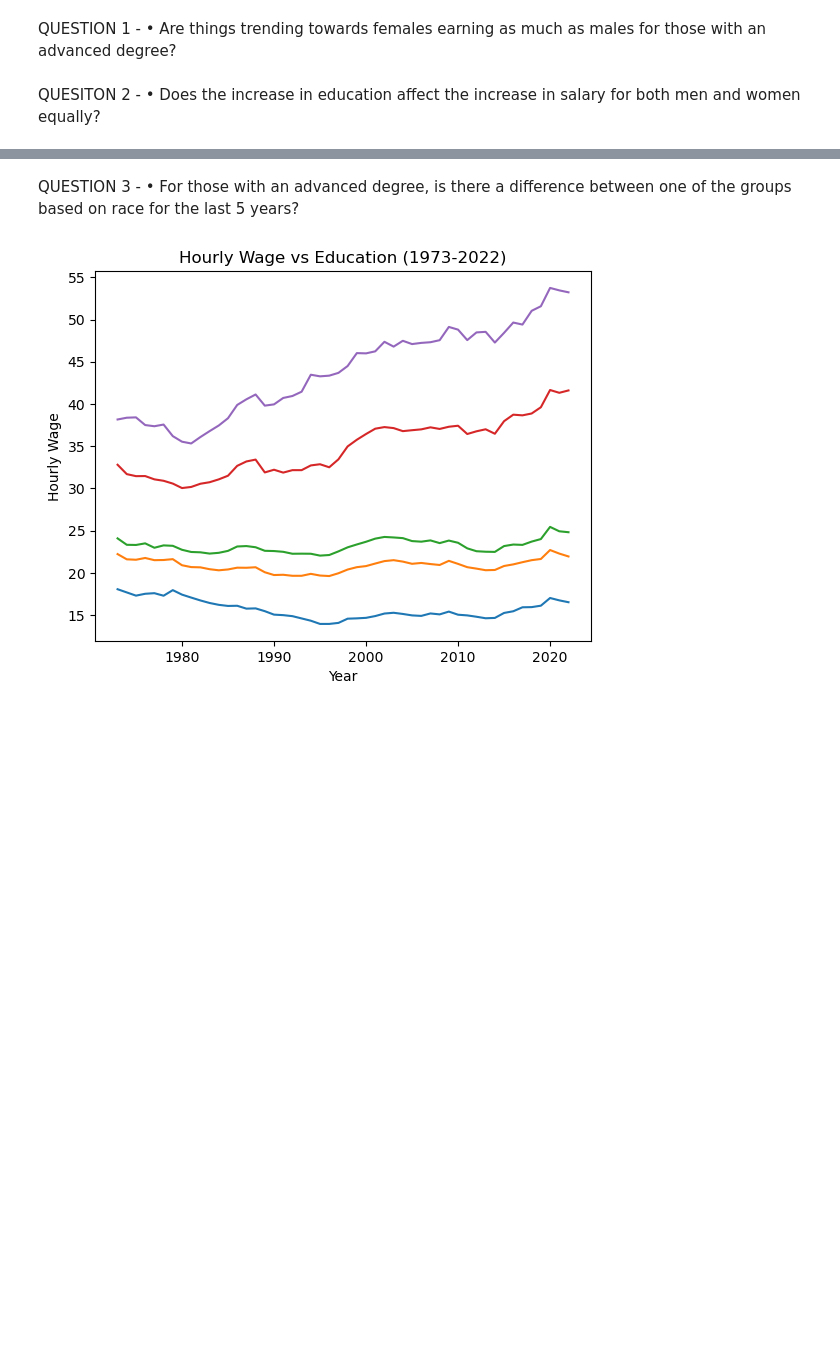
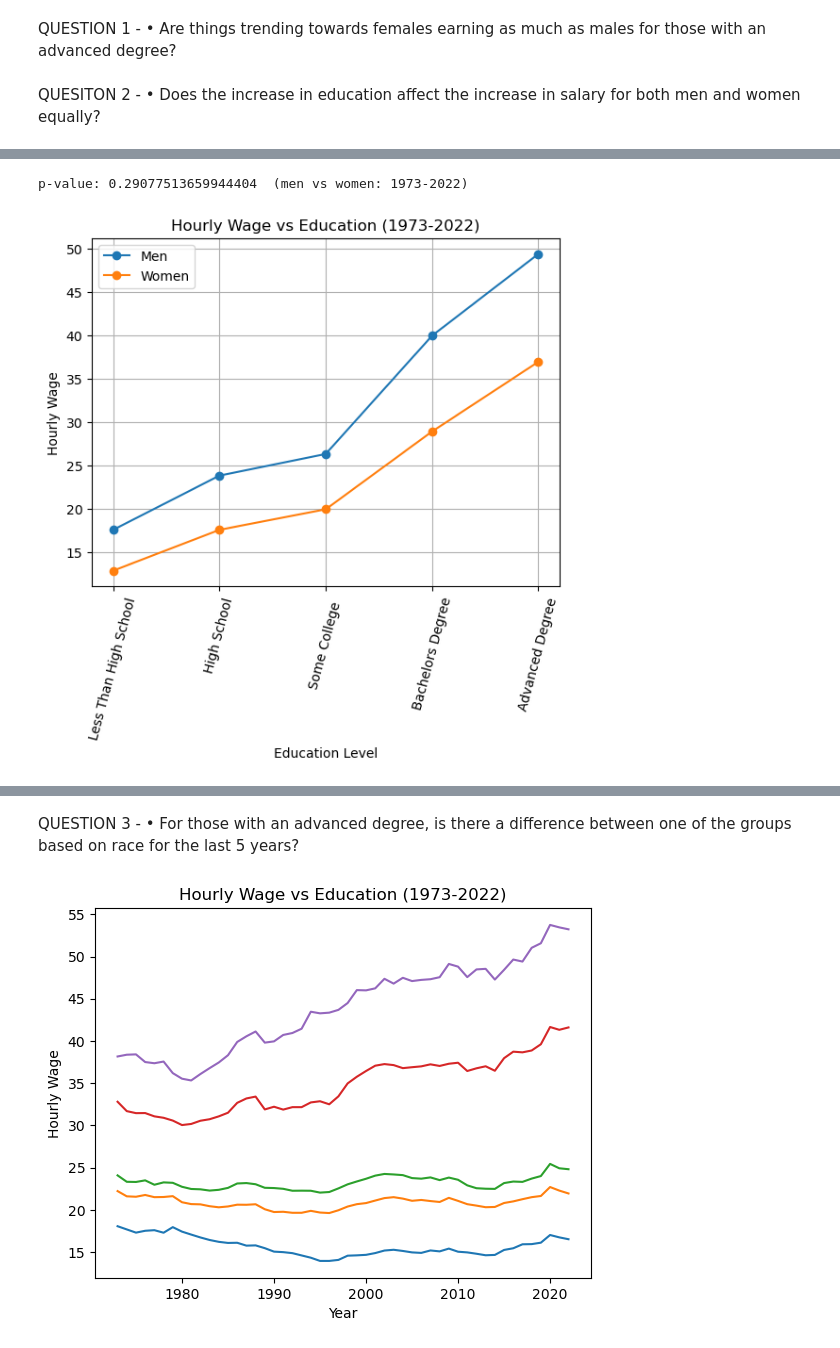
Before and after one commit to Crashapple/Project_1, a Jupyter notebook: Project1.ipynb, the cells around one changed output, grey strips where cells are left out. Saved outputs shown, nothing was run; the diff lists cells and outputs as text; code cells hidden in the pictures; blank space fills up the shorter version.

Commit message:
histograms

```diff
--- a/Project1.ipynb
+++ b/Project1.ipynb
@@ -4,7 +4,7 @@ import pandas as pd
 import matplotlib.pyplot as plt
 # %%
 # Read CSV File
-df = pd.read_csv (r"D:\Classwork\Class Notes\Wk7\Homework\wages_by_education.csv")
+df = pd.read_csv ("wages_by_education.csv")
 df.head()
 # %% [output]
 |  | year | less_than_hs | high_school | some_college | bachelors_degree | advanced_degree | men_less_than_hs | ... |
@@ -39,3 +39,25 @@ memory usage: 24.0 KB
 QUESTION 1 - •	Are things trending towards females earning as much as males for those with an advanced degree?
 # %% [markdown]
 QUESITON 2 - •	Does the increase in education affect the increase in salary for both men and women equally?
+# %%
+ave_salary = {'Education Level': ['Less Than High School', 'High School', 'Some College ', 'Bachelors Degree', 'Advanced Degree'],
+              'Men': [df['men_less_than_hs'].mean(), df['men_high_school'].mean(), df['men_some_college'].mean(),
+                      df['men_bachelors_degree'].mean(), df['men_advanced_degree'].mean()],
+              'Women': [df['women_less_than_hs'].mean(), df['women_high_school'].mean(), df['women_some_college'].mean(),
+                      df['women_bachelors_degree'].mean(), df['women_advanced_degree'].mean()],
+              'White Men': [df['white_men_less_than_hs'].mean(), df['white_men_high_school'].mean(), df['white_men_some_college'].mean(),
+                      df['white_men_bachelors_degree'].mean(), df['white_men_advanced_degree'].mean()],
+              'White Women': [df['white_women_less_than_hs'].mean(), df['white_women_high_school'].mean(), df['white_women_some_college'].mean(),
+                      df['white_women_bachelors_degree'].mean(), df['white_women_advanced_degree'].mean()],
+              'Black Men': [df['black_men_less_than_hs'].mean(), df['black_men_high_school'].mean(), df['black_men_some_college'].mean(),
+                      df['black_men_bachelors_degree'].mean(), df['black_men_advanced_degree'].mean()],
+              'Black Women': [df['black_women_less_than_hs'].mean(), df['black_women_high_school'].mean(), df['black_women_some_college'].mean(),
+                      df['black_women_bachelors_degree'].mean(), df['black_women_advanced_degree'].mean()],
+              'Hispanic Men': [df['hispanic_men_less_than_hs'].mean(), df['hispanic_men_high_school'].mean(), df['hispanic_men_some_college'].mean(),
+                      df['hispanic_men_bachelors_degree'].mean(), df['hispanic_men_advanced_degree'].mean()],
+              'Hispanic Women': [df['hispanic_women_less_than_hs'].mean(), df['hispanic_women_high_school'].mean(), df['hispanic_women_some_college'].mean(),
+                      df['hispanic_women_bachelors_degree'].mean(), df['hispanic_women_advanced_degree'].mean()],
+              }
+
+ave_salary_df = pd.DataFrame(ave_salary)
+ave_salary_df
@@ -41,0 +71,37 @@ QUESITON 2 - •	Does the increase in education affect the increase in salary fo
+# %%
+from scipy.stats import ttest_ind
+
+# Perform two-sample t-test men vs
+t_statistic, p_value = ttest_ind(ave_salary_df['Men'], ave_salary_df['Women'])
+print(f'p-value: {p_value}  (men vs women: 1973-2022)')
+# t_statistic, p_value = ttest_ind(df['men_less_than_hs'], df['women_less_than_hs'])
+# print(f'p-value: {p_value}  (men vs women with less than HS: 1973-2022)')
+# t_statistic, p_value = ttest_ind(df['men_high_school'], df['women_high_school'])
+# print(f'p-value: {p_value}  (men vs women with HS: 1973-2022)')
+# t_statistic, p_value = ttest_ind(df['men_some_college'], df['women_some_college'])
+# print(f'p-value: {p_value}  (men vs women some college: 1973-2022)')
+# t_statistic, p_value = ttest_ind(df['men_bachelors_degree'], df['women_bachelors_degree'])
+# print(f'p-value: {p_value}  (men vs women with bachelors degree: 1973-2022)')
+# t_statistic, p_value = ttest_ind(df['men_advanced_degree'], df['women_advanced_degree'])
+# print(f'p-value: {p_value}  (men vs women advanvced degree: 1973-2022)')
+# %% [output]
+p-value: 0.29077513659944404  (men vs women: 1973-2022)
+# %%
+fig, ax = plt.subplots()
+
+# Plotting the lines on the axes
+ax.plot(ave_salary_df["Education Level"], ave_salary_df['Men'], marker='o', label='Men')
+ax.plot(ave_salary_df["Education Level"], ave_salary_df['Women'], marker='o', label='Women')
+
+
+# Customize the plot
+ax.set_xlabel('Education Level')
+ax.set_ylabel('Hourly Wage')
+ax.set_title('Hourly Wage vs Education (1973-2022)')
+plt.xticks(rotation=75)
+ax.legend()
+ax.grid(True)
+
+plt.show()
+# %% [output]
+[figure, added]
```
Also changed, not shown: parts of 6 cells of this notebook.
